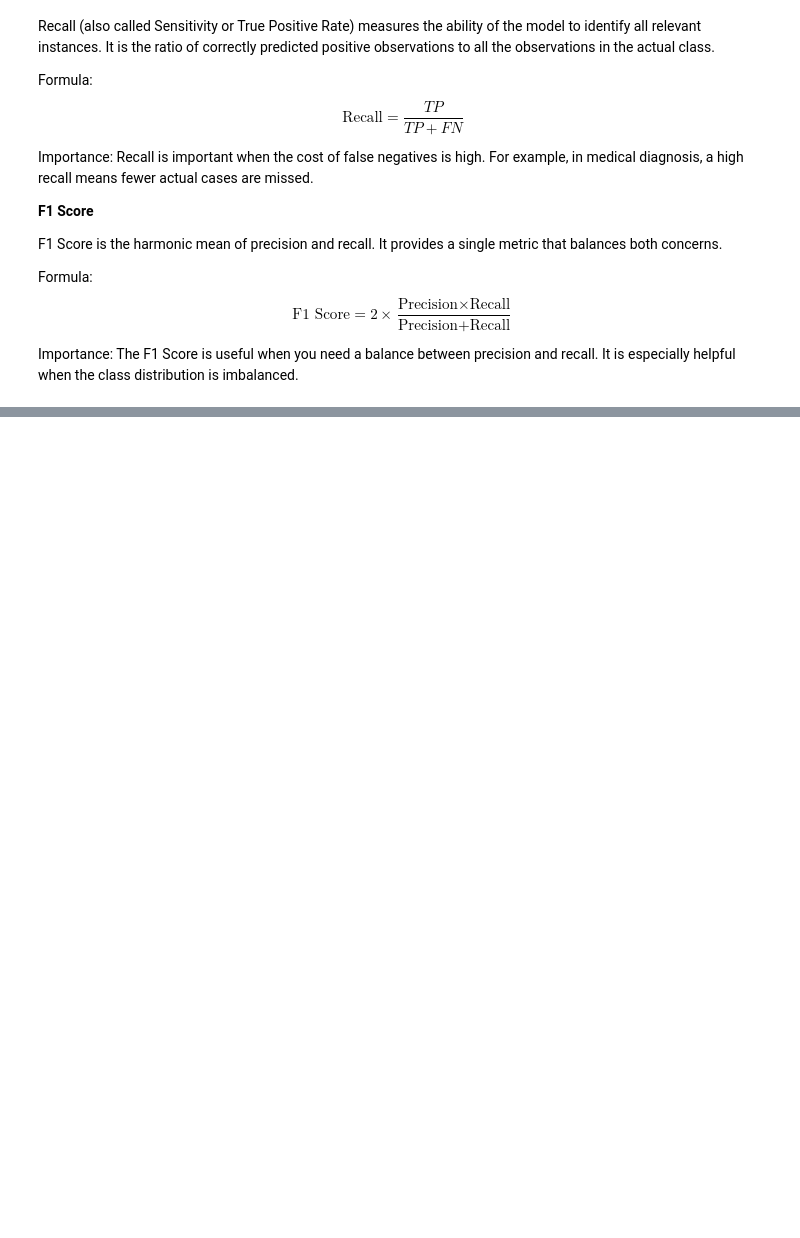
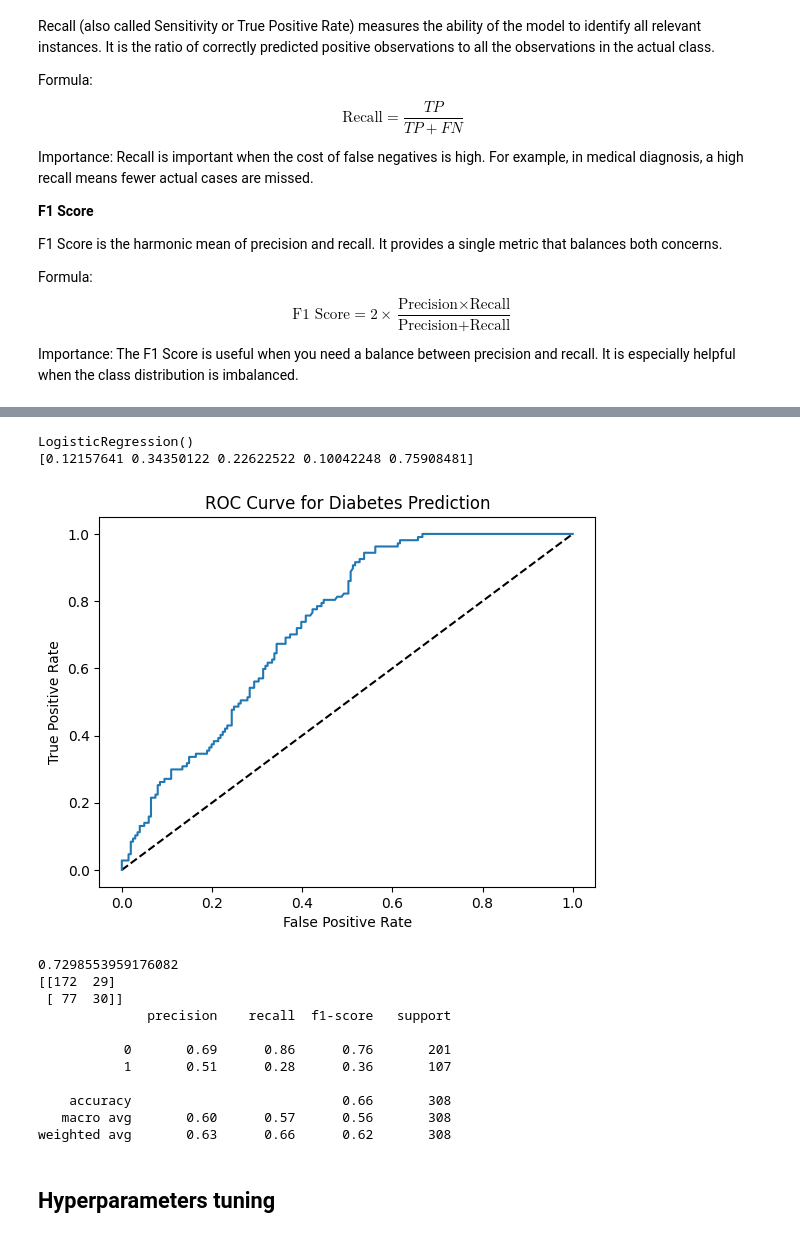
Before and after one commit to Metashaker/ai-learning, a Jupyter notebook: machine-learning-fundamentals/supervised-learning.ipynb, the cells around one changed output, grey strips where cells are left out. Cells and saved outputs as stored; diff of their text form; code cells hidden in the pictures; blank space fills up the shorter version.

Commit message:
wraps up chapter on fine tuning model

```diff
--- a/machine-learning-fundamentals/supervised-learning.ipynb
+++ b/machine-learning-fundamentals/supervised-learning.ipynb
@@ -476,0 +487,69 @@ weighted avg       0.63      0.66      0.62       308
+# %%
+# read the csv file
+diabetes_df = pd.read_csv('./data/Diabetes_clean.csv')
+X = diabetes_df[['bmi', 'age']].values
+y = diabetes_df['diabetes'].values
+
+X_train, X_test, y_train, y_test = train_test_split(X, y, test_size=0.4, random_state=42, stratify=y)
+
+
+## 1. get predictions of target variable probabilities
+from sklearn.linear_model import LogisticRegression
+
+# Instantiate the model
+logreg = LogisticRegression()
+
+# Fit the model
+logreg.fit(X_train, y_train)
+
+print(logreg)
+# Predict probabilities
+y_pred_probs = logreg.predict_proba(X_test)[:, 1]
+
+print(y_pred_probs[:5])
+
+## 2. plot the roc curve
+# Import roc_curve
+from sklearn.metrics import roc_curve
+
+# Generate ROC curve values: fpr, tpr, thresholds
+fpr, tpr, thresholds = roc_curve(y_test, y_pred_probs)
+
+plt.plot([0, 1], [0, 1], 'k--')
+
+# Plot tpr against fpr
+plt.plot(fpr, tpr)
+plt.xlabel('False Positive Rate')
+plt.ylabel('True Positive Rate')
+plt.title('ROC Curve for Diabetes Prediction')
+plt.show()
+
+## 3. Calculate the ROC AUC
+# Import roc_auc_score
+from sklearn.metrics import roc_auc_score
+
+# Calculate roc_auc_score
+print(roc_auc_score(y_test, y_pred_probs))
+
+# Calculate the confusion matrix
+print(confusion_matrix(y_test, y_pred))
+
+# Calculate the classification report
+print(classification_report(y_test, y_pred))
+# %% [output]
+LogisticRegression()
+[0.12157641 0.34350122 0.22622522 0.10042248 0.75908481]
+[figure, added]
+0.7298553959176082
+[[172  29]
+ [ 77  30]]
+              precision    recall  f1-score   support
+
+           0       0.69      0.86      0.76       201
+           1       0.51      0.28      0.36       107
+
+    accuracy                           0.66       308
+   macro avg       0.60      0.57      0.56       308
+weighted avg       0.63      0.66      0.62       308
+# %% [markdown]
+## Hyperparameters tuning
```
Also changed, not shown: parts of 5 cells of this notebook.
